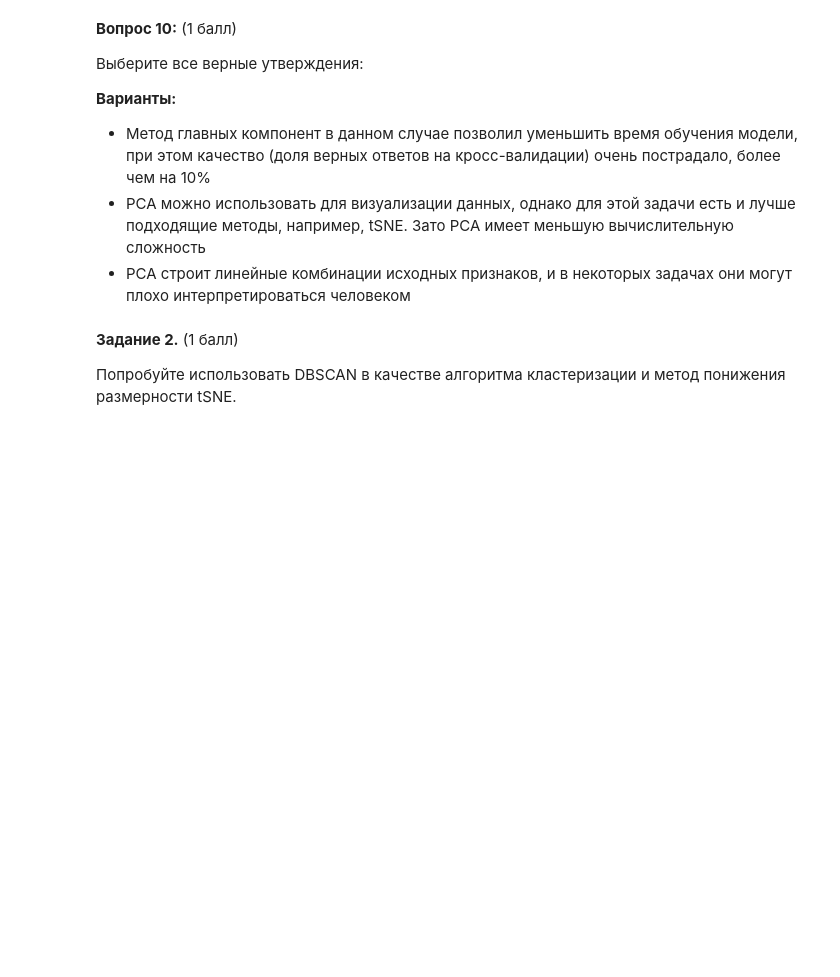
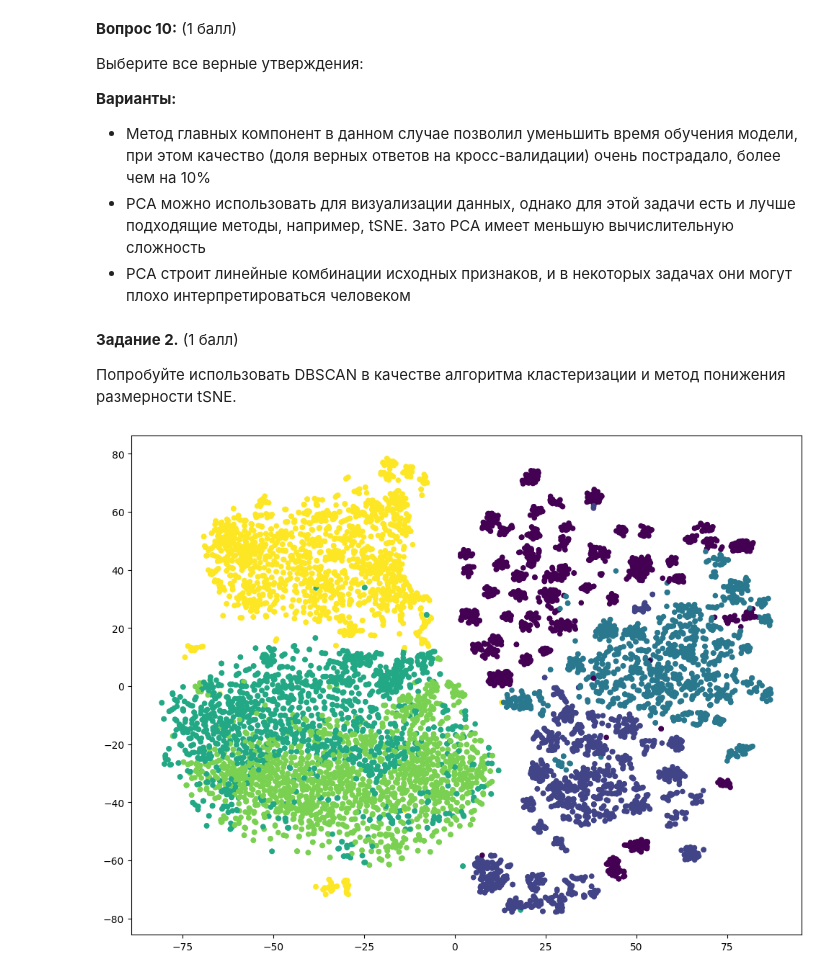
Before and after one commit to nPaBwaYT/MLLabs, a Jupyter notebook: hw3/hw3-unsupervised.ipynb, the cells around one changed output. Drawn from its saved outputs; the diff is of its cells as text; code cells hidden in the pictures; blank space fills up the shorter version.

```diff
--- a/hw3/hw3-unsupervised.ipynb
+++ b/hw3/hw3-unsupervised.ipynb
@@ -293,3 +352,17 @@ tab
 **Задание 2.** (1 балл)
 
 Попробуйте использовать DBSCAN в качестве алгоритма кластеризации и метод понижения размерности tSNE.
+# %%
+from sklearn.cluster import DBSCAN
+from sklearn.manifold import TSNE
+
+dbscan = DBSCAN(eps=2, min_samples=5)
+dbscan_labels = dbscan.fit_predict(X_pca)
+
+tsne = TSNE(n_components=2, random_state=RANDOM_STATE)
+X_tsne = tsne.fit_transform(X_scaled)
+
+plt.scatter(X_tsne[:, 0], X_tsne[:, 1], c=y, s=20, cmap='viridis')
+plt.show()
+# %% [output]
+[figure, added]
```
Also changed, not shown: parts of 22 cells of this notebook.
